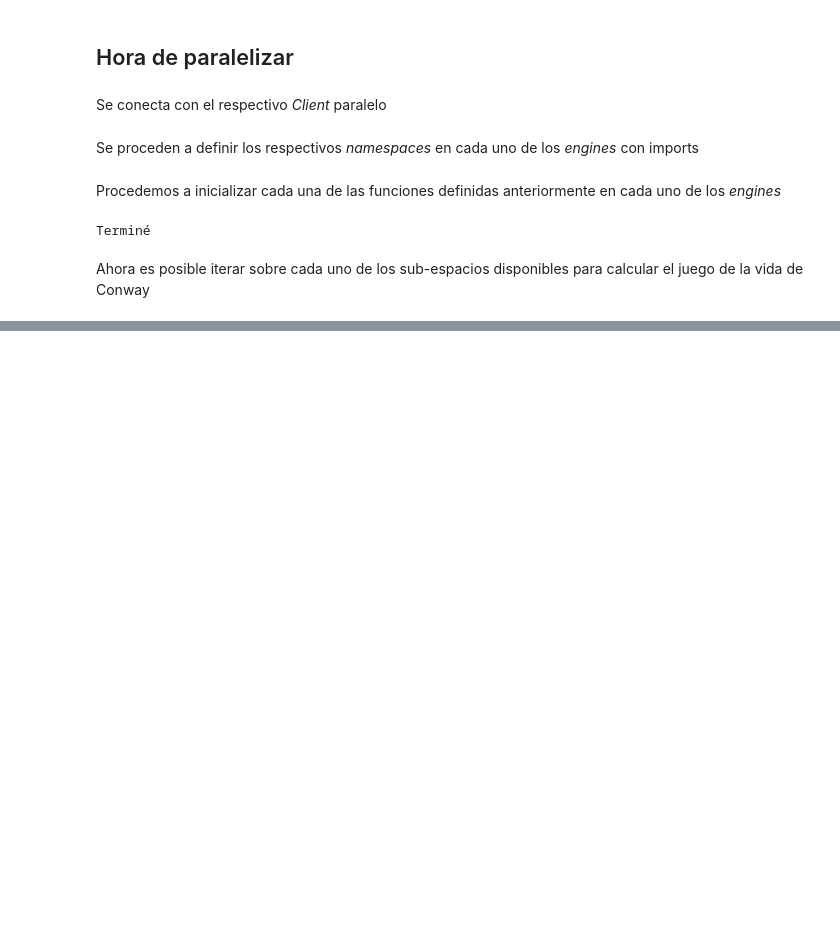
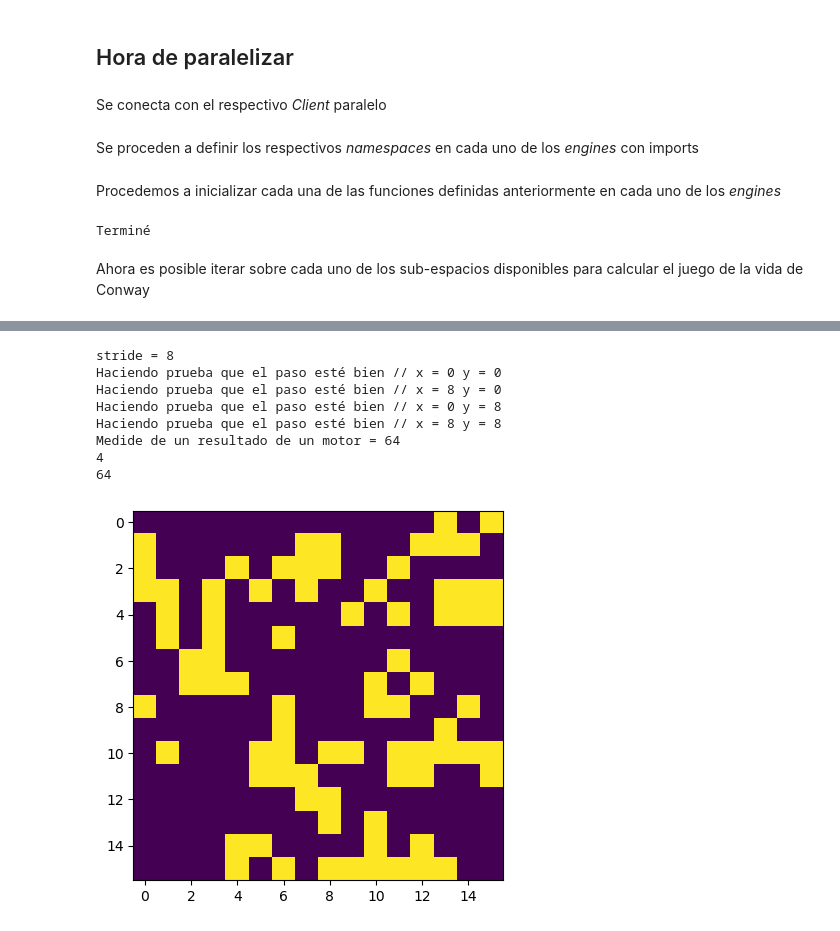
Before and after one commit to Seb0927/FinalProyectPI, a Jupyter notebook: FinalProject.ipynb, the cells around one changed output, grey strips where cells are left out. Cells and saved outputs as stored; diff of their text form; code cells hidden in the pictures; blank space fills up the shorter version.

```diff
--- a/FinalProject.ipynb
+++ b/FinalProject.ipynb
@@ -230,0 +273,51 @@ amr = view.map_async(conway, [(coords[i], coords[i+1]) for i in range(0,coords_l
+# %%
+# print(f"MAX_X = {MAX_X}")
+
+stride = SUBMAX_X
+print(f"stride = {stride}")
+count = 0
+
+vector_out = np.empty(stride * stride, dtype = np.int32)
+
+# Creación de una lista de listas para los argumentos
+arguments_list = []
+for y in range(0, MAX_X, SUBMAX_X):
+  for x in range(0, MAX_Y, SUBMAX_Y):
+    arguments_list.append((vector_out, vector, x, y))
+
+for item in arguments_list:
+  print(f"Haciendo prueba que el paso esté bien // x = {item[2]} y = {item[3]}")
+
+# Usando el load_balanced_view para distribuir el trabajo
+amr = view.map_async(conway_wrapper, arguments_list, ordered=True)
+
+# Esperar por los resultados
+results = amr.get()
+
+print(f"Medide de un resultado de un motor = {len(results[0])}")
+
+# Convertir de numpy array a python array
+results = [result.tolist() for result in results]
+print(len(results))
+print(len(results[0]))
+
+#Concatenar todos los resultados obtenidos
+finalResult = []
+for result in results:
+  finalResult += result
+
+finalResult = np.array(finalResult)
+
+fig = plt.figure()
+plt.imshow(finalResult.reshape(MAX_X,MAX_Y))
+plt.show()
+# %% [output]
+stride = 8
+Haciendo prueba que el paso esté bien // x = 0 y = 0
+Haciendo prueba que el paso esté bien // x = 8 y = 0
+Haciendo prueba que el paso esté bien // x = 0 y = 8
+Haciendo prueba que el paso esté bien // x = 8 y = 8
+Medide de un resultado de un motor = 64
+4
+64
+[figure, added]
```
Also changed, not shown: parts of 6 cells of this notebook.
